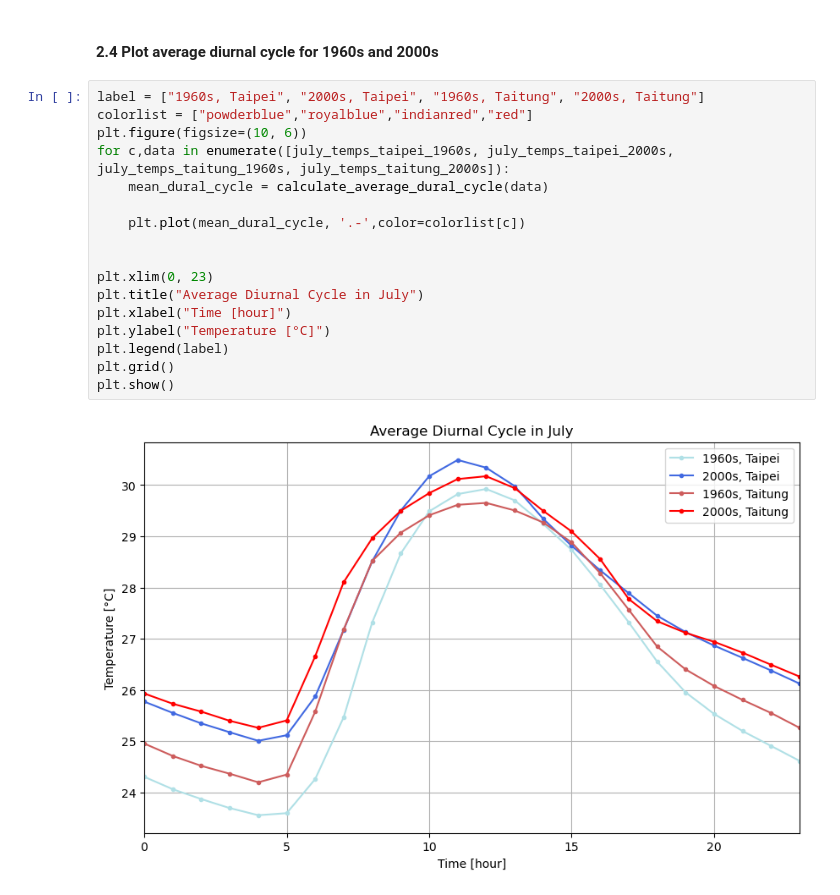
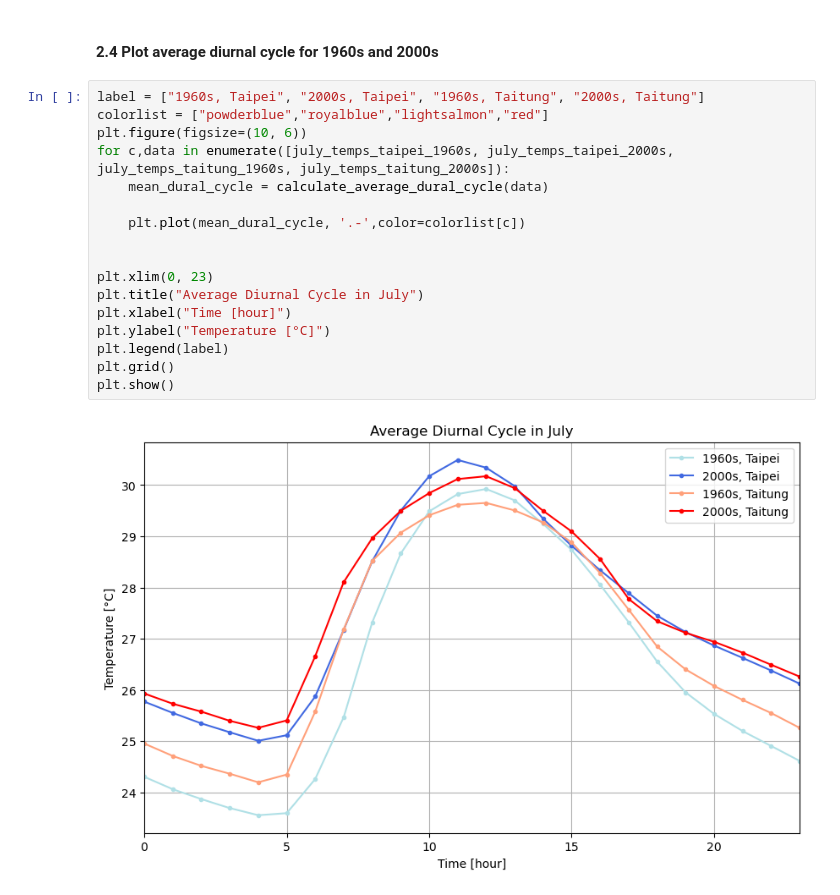
Before and after one commit to Ludong0909/Statistics, a Jupyter notebook: hw2/hw2.ipynb, the cells around one changed output. Cells and saved outputs as stored; diff of their text form.

```diff
--- a/hw2/hw2.ipynb
+++ b/hw2/hw2.ipynb
@@ -172,20 +172,20 @@ In July 2000s, Taitung:  DTR = 6.03 °C, var. of temp = 4.08 °C
 #### 2.4 Plot average diurnal cycle for 1960s and 2000s
 # %%
 label = ["1960s, Taipei", "2000s, Taipei", "1960s, Taitung", "2000s, Taitung"]
-colorlist = ["powderblue","royalblue","indianred","red"]
+colorlist = ["powderblue","royalblue","lightsalmon","red"]
 plt.figure(figsize=(10, 6))
 for c,data in enumerate([july_temps_taipei_1960s, july_temps_taipei_2000s, july_temps_taitung_1960s, july_temps_taitung_2000s]):
     mean_dural_cycle = calculate_average_dural_cycle(data)
 
     plt.plot(mean_dural_cycle, '.-',color=colorlist[c])
 
 
 plt.xlim(0, 23)
 plt.title("Average Diurnal Cycle in July")
 plt.xlabel("Time [hour]")
 plt.ylabel("Temperature [°C]")
 plt.legend(label)
 plt.grid()
 plt.show()
 # %% [output]
-[figure, old version]
+[figure, new version]
```
